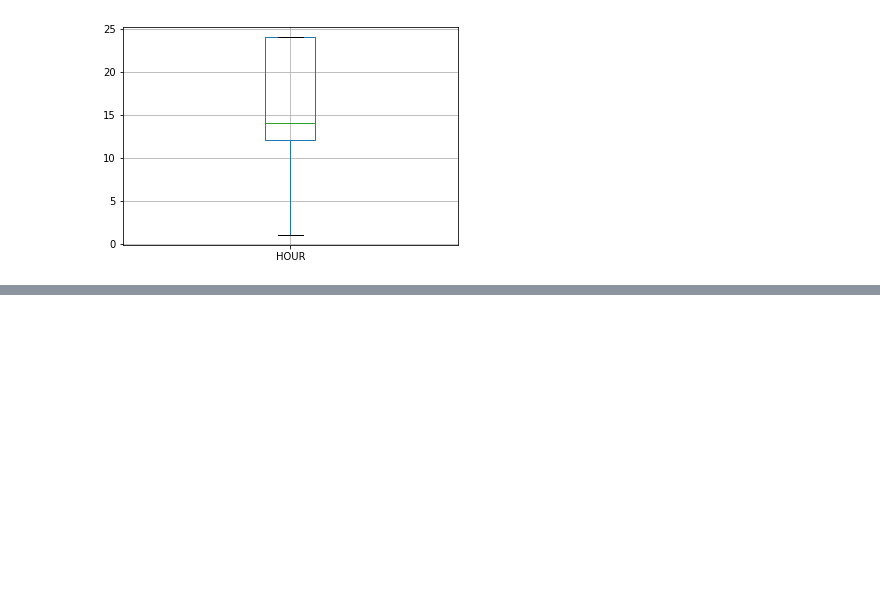
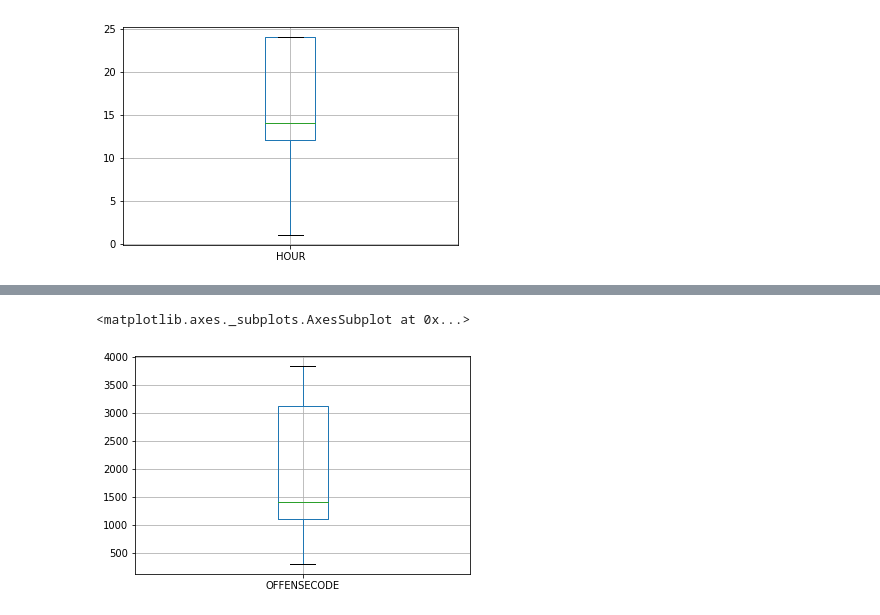
Before and after one commit to hzho517/testlab2, a Jupyter notebook: Test2.ipynb, the cells around one changed output, grey strips where cells are left out. Cells and saved outputs as stored; diff of their text form; code cells hidden in the pictures; blank space fills up the shorter version.

```diff
--- a/Test2.ipynb
+++ b/Test2.ipynb
@@ -106,0 +122,5 @@ df1.boxplot(column='HOUR')
+# %%
+df1.boxplot(column='OFFENSECODE')
+# %% [output]
+<matplotlib.axes._subplots.AxesSubplot at 0x...>
+[figure, added]
```
Also changed, not shown: parts of 21 cells of this notebook.
